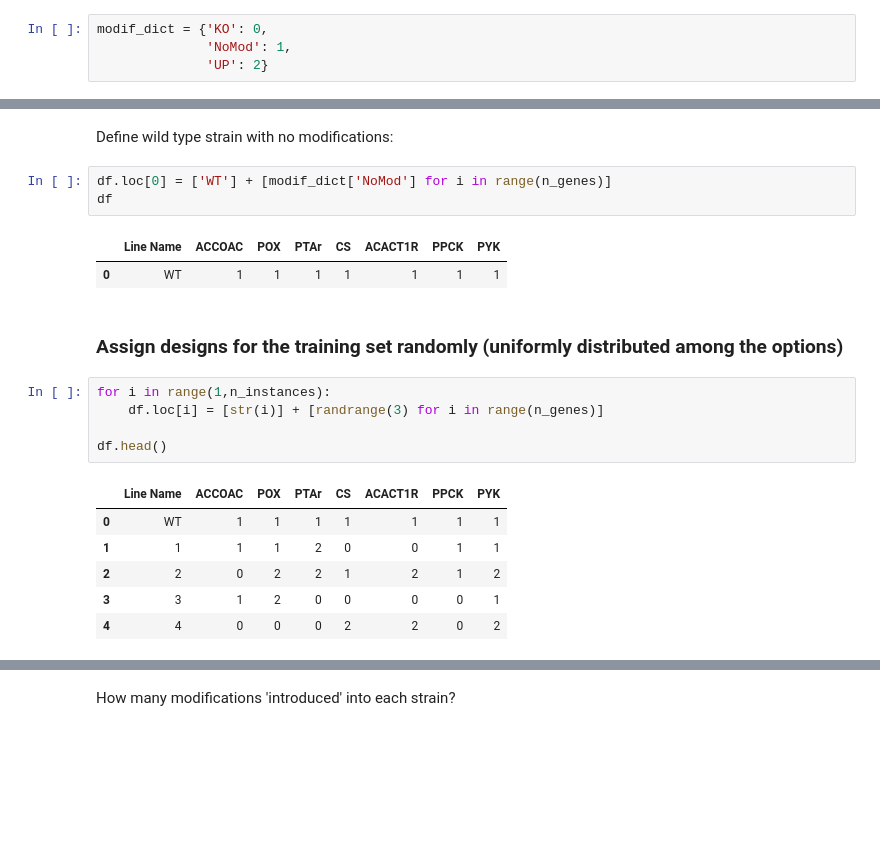
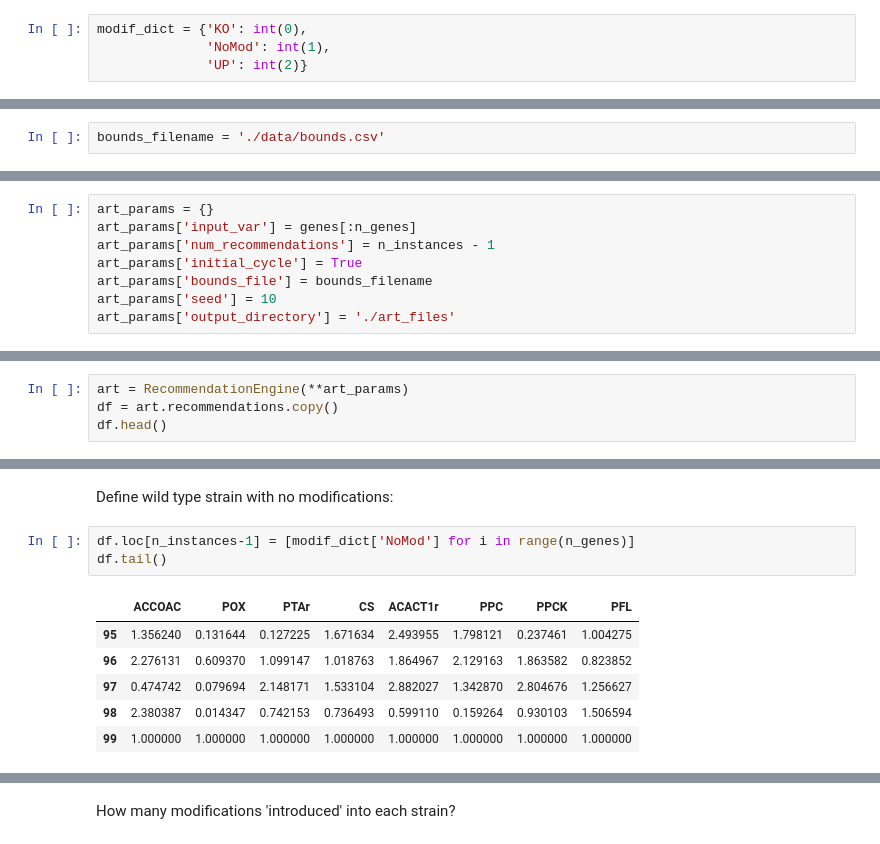
Before and after one commit to juanneilson/multiomicspaper, a Jupyter notebook: Initial_designs.ipynb, the cells around one changed output, grey strips where cells are left out. Saved outputs shown, nothing was run; the diff lists cells and outputs as text; blank space fills up the shorter version.

Commit message:
Final notebook for initial designs using ART only

```diff
--- a/Initial_designs.ipynb
+++ b/Initial_designs.ipynb
@@ -42,4 +30,4 @@ Types of genetic modifications:
 # %%
-modif_dict = {'KO': 0,
-              'NoMod': 1,
-              'UP': 2}
+modif_dict = {'KO': int(0),
+              'NoMod': int(1),
+              'UP': int(2)}
@@ -46,3 +38,5 @@ modif_dict = {'KO': 0,
+# %%
+bounds_filename = './data/bounds.csv'
 # %% [markdown]
 How many genes you want to consider?
 # %%
@@ -70,0 +64,8 @@ df.insert(loc=0, column='Line Name', value=None)
+# %%
+art_params = {}
+art_params['input_var'] = genes[:n_genes]
+art_params['num_recommendations'] = n_instances - 1
+art_params['initial_cycle'] = True
+art_params['bounds_file'] = bounds_filename
+art_params['seed'] = 10
+art_params['output_directory'] = './art_files'
@@ -70,0 +74,4 @@ df.insert(loc=0, column='Line Name', value=None)
+# %%
+art = RecommendationEngine(**art_params)
+df = art.recommendations.copy()
+df.head()
@@ -71,22 +85,12 @@ df.insert(loc=0, column='Line Name', value=None)
 # %% [markdown]
 Define wild type strain with no modifications:
 # %%
-df.loc[0] = ['WT'] + [modif_dict['NoMod'] for i in range(n_genes)]
-df
+df.loc[n_instances-1] = [modif_dict['NoMod'] for i in range(n_genes)]
+df.tail()
 # %% [output]
-|  | Line Name | ACCOAC | POX | PTAr | CS | ACACT1R | PPCK | PYK |
-| 0 | WT | 1 | 1 | 1 | 1 | 1 | 1 | 1 |
+|  | ACCOAC | POX | PTAr | CS | ACACT1r | PPC | PPCK | PFL |
+| 95 | 1.356240 | 0.131644 | 0.127225 | 1.671634 | 2.493955 | 1.798121 | 0.237461 | 1.004275 |
+| 96 | 2.276131 | 0.609370 | 1.099147 | 1.018763 | 1.864967 | 2.129163 | 1.863582 | 0.823852 |
+| 97 | 0.474742 | 0.079694 | 2.148171 | 1.533104 | 2.882027 | 1.342870 | 2.804676 | 1.256627 |
+| 98 | 2.380387 | 0.014347 | 0.742153 | 0.736493 | 0.599110 | 0.159264 | 0.930103 | 1.506594 |
+| 99 | 1.000000 | 1.000000 | 1.000000 | 1.000000 | 1.000000 | 1.000000 | 1.000000 | 1.000000 |
-# %% [markdown]
-### Assign designs for the training set randomly (uniformly distributed among the options)
-# %%
-for i in range(1,n_instances):
-    df.loc[i] = [str(i)] + [randrange(3) for i in range(n_genes)]
-
-df.head()
-# %% [output]
-|  | Line Name | ACCOAC | POX | PTAr | CS | ACACT1R | PPCK | PYK |
-| 0 | WT | 1 | 1 | 1 | 1 | 1 | 1 | 1 |
-| 1 | 1 | 1 | 1 | 2 | 0 | 0 | 1 | 1 |
-| 2 | 2 | 0 | 2 | 2 | 1 | 2 | 1 | 2 |
-| 3 | 3 | 1 | 2 | 0 | 0 | 0 | 0 | 1 |
-| 4 | 4 | 0 | 0 | 0 | 2 | 2 | 0 | 2 |
```
Also changed, not shown: parts of 31 cells of this notebook.
